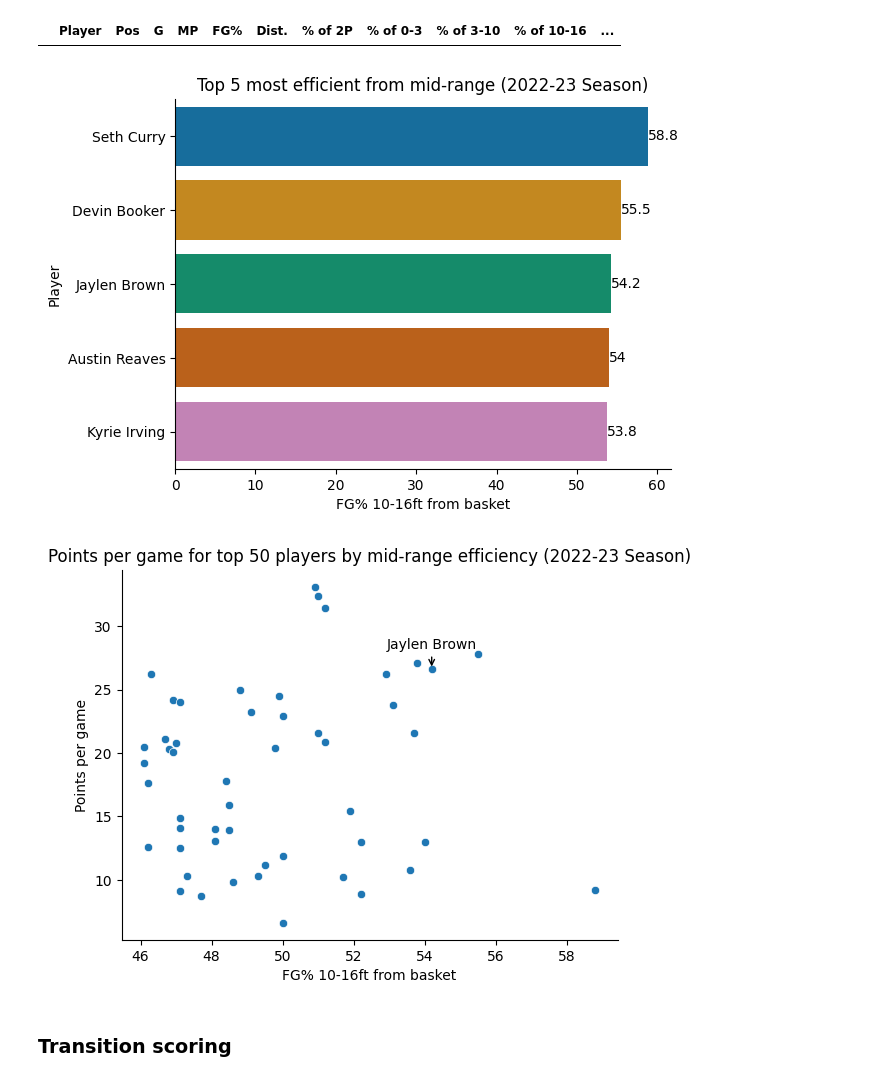
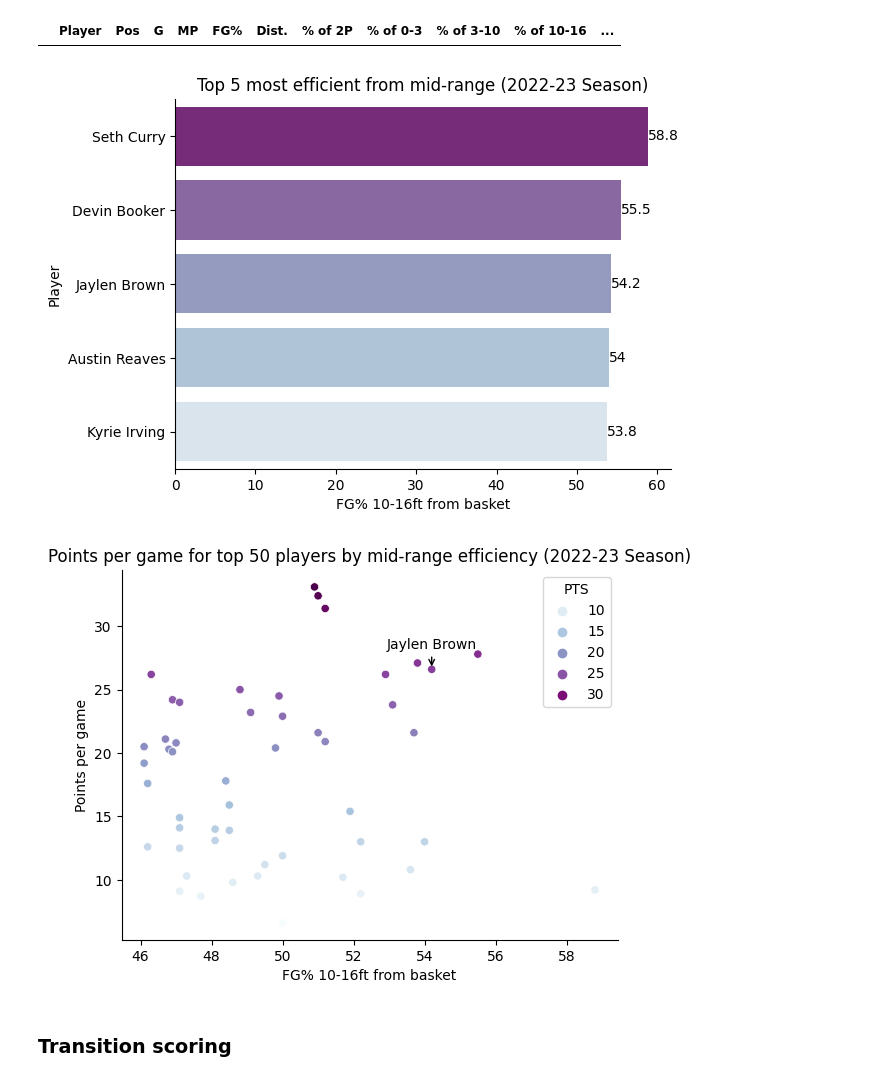
Before and after one commit to namhyk/jb-analysis, a Jupyter notebook: jaylen_brown.ipynb, the cells around one changed output. Saved outputs shown, nothing was run; the diff lists cells and outputs as text; code cells hidden in the pictures.

```diff
--- a/jaylen_brown.ipynb
+++ b/jaylen_brown.ipynb
@@ -145,15 +141,15 @@ df_midrange[df_midrange.duplicated(['Player'])]
 # Get the top 5 players by mid-range (10-16ft) shooting efficiency
 df_top5midrange = df_midrange.nlargest(n=5, columns=['FG% 10-16'])
 # %%
-ax = sns.barplot(y = df_top5midrange['Player'], x = df_top5midrange['FG% 10-16']*100, orient = 'h', palette='colorblind')
+ax = sns.barplot(y = df_top5midrange['Player'], x = df_top5midrange['FG% 10-16']*100, orient = 'h', palette='BuPu_r')
 plt.title('Top 5 most efficient from mid-range (2022-23 Season)')
 plt.ylabel('Player')
 plt.xlabel('FG% 10-16ft from basket')
 sns.despine()
 ax.bar_label(ax.containers[0])
 plt.show()
 # %% [output]
-[figure, old version]
+[figure, new version]
 # %%
 #Get the top 50 players by mid-range (10-16ft) shooting efficiency
 df_midrange = df_midrange.nlargest(n=50, columns=['FG% 10-16'])
@@ -163,7 +159,7 @@ df_midrange = df_midrange.nlargest(n=50, columns=['FG% 10-16'])
 df_ppg = df_pergame[['Player', 'PTS']].copy()
 df_merged = pd.merge(df_ppg, df_midrange)
 # %%
-sns.scatterplot(x = df_merged['FG% 10-16']*100, y = 'PTS', data = df_merged)
+sns.scatterplot(x = df_merged['FG% 10-16']*100, y = 'PTS', data = df_merged, hue='PTS', palette='BuPu')
 
 target_row = df_merged[df_merged['Player'] == 'Jaylen Brown']
 x_value = target_row['FG% 10-16'].values[0]*100
@@ -176,7 +172,7 @@ plt.ylabel('Points per game')
 sns.despine()
 plt.show()
 # %% [output]
-[figure, old version]
+[figure, new version]
 # %% [markdown]
 ### Transition scoring
 # %%
```
Also changed, not shown: parts of 8 cells of this notebook.
